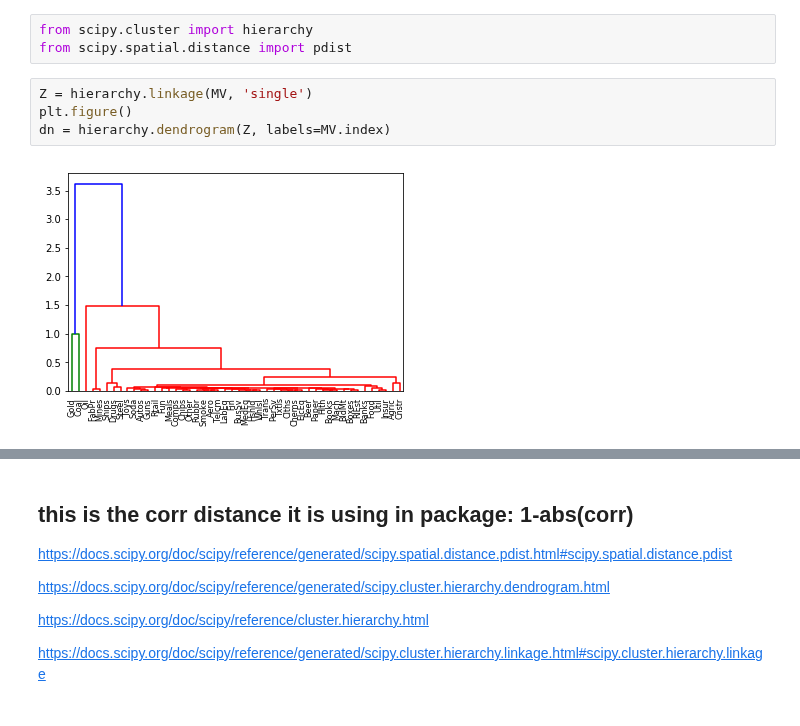
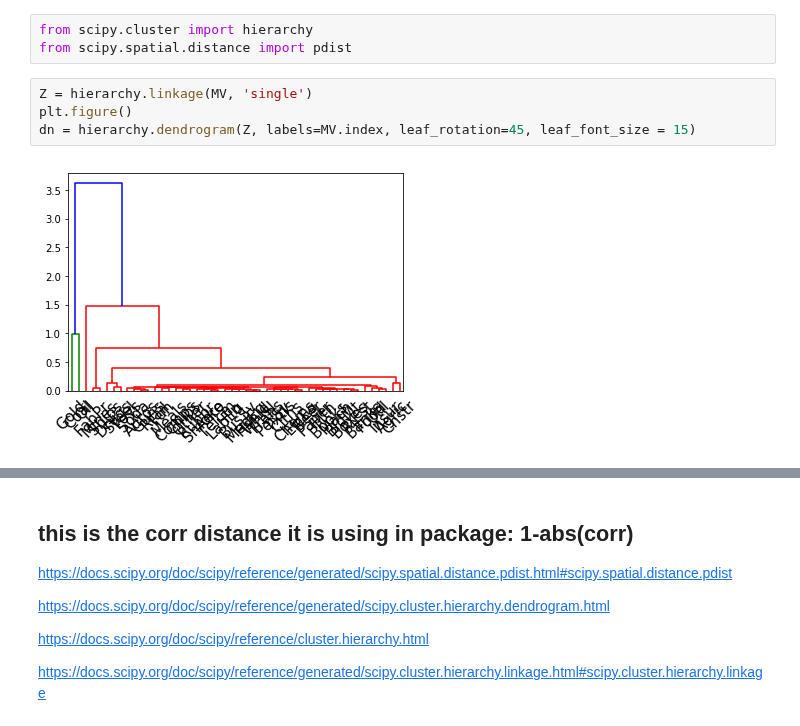
Before and after one commit to linsallyzhao/notebooks, a Jupyter notebook: ML_courseWork/Cluster_PCA.ipynb, the cells around one changed output, grey strips where cells are left out. Saved outputs shown, nothing was run; the diff lists cells and outputs as text.

```diff
--- a/ML_courseWork/Cluster_PCA.ipynb
+++ b/ML_courseWork/Cluster_PCA.ipynb
@@ -560,6 +557,6 @@ from scipy.spatial.distance import pdist
 # %%
 Z = hierarchy.linkage(MV, 'single')
 plt.figure()
-dn = hierarchy.dendrogram(Z, labels=MV.index)
+dn = hierarchy.dendrogram(Z, labels=MV.index, leaf_rotation=45, leaf_font_size = 15)
 # %% [output]
-[figure, old version]
+[figure, new version]
```
Also changed, not shown: parts of 45 cells of this notebook.
